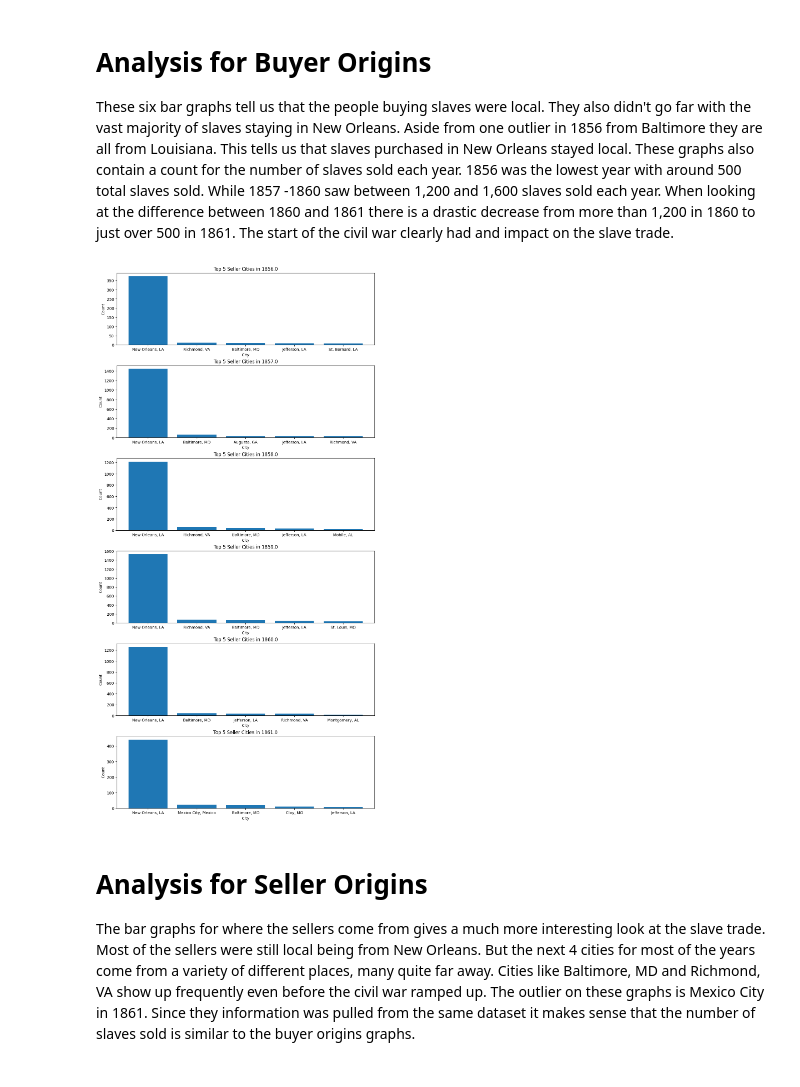
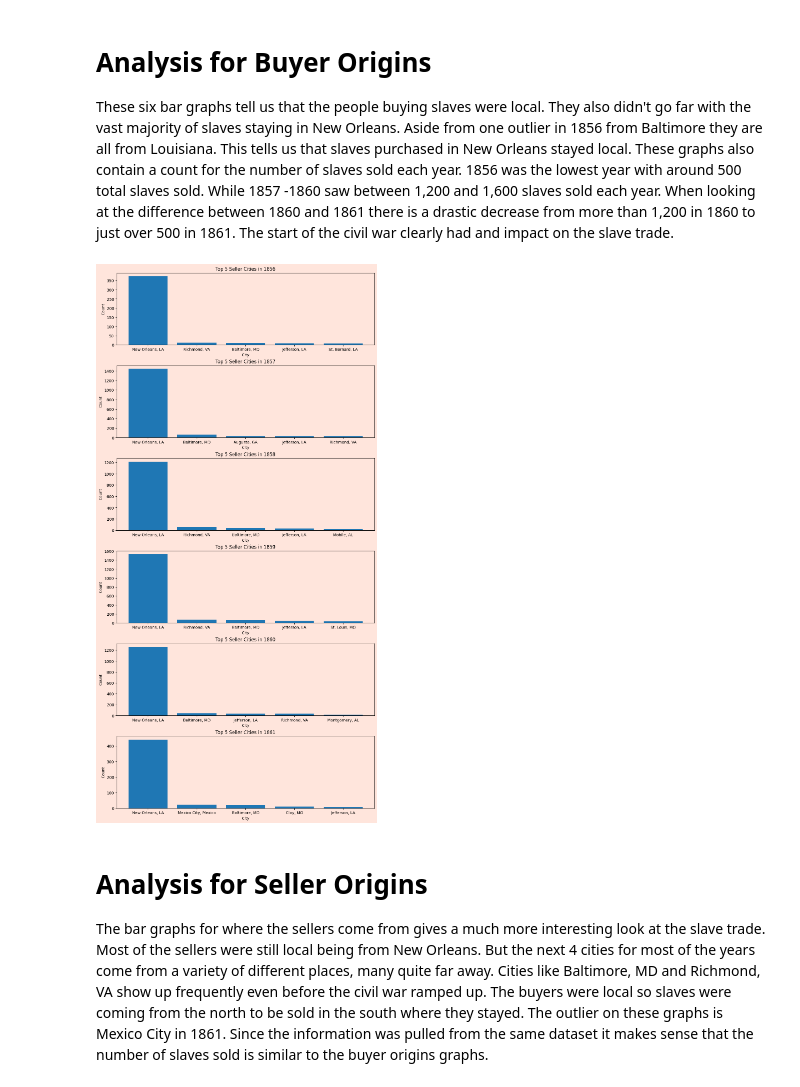
Before and after one commit to andrea-hayes/Research_Final_Project, a Jupyter notebook: slavery_analysis.ipynb, the cells around one changed output. Saved outputs shown, nothing was run; the diff lists cells and outputs as text; code cells hidden in the pictures.

```diff
--- a/slavery_analysis.ipynb
+++ b/slavery_analysis.ipynb
@@ -129,11 +134,14 @@ years = filtered_years['Year'].unique()
 # print(years)
 
 fig, axes = plt.subplots(nrows=len(years), ncols=1, figsize=(10, 20), constrained_layout=True)
+fig.patch.set_facecolor('#ffe5dc')
+for ax in axes:
+    ax.set_facecolor('#ffe5dc')
 
 for i, year in enumerate(years):
     top_cities = top_buyer_cities_per_year[top_buyer_cities_per_year['Year'] == year]
     axes[i].bar(top_cities['Buyer.Origin'], top_cities['Count'])
-    axes[i].set_title(f'Top 5 Buyer Cities in {year}')
+    axes[i].set_title(f'Top 5 Buyer Cities in {int(year)}')
     axes[i].set_ylabel('Count')
     axes[i].set_xlabel('City')
 
@@ -146,23 +154,27 @@ These six bar graphs tell us that the people buying slaves were local. They also
 # %%
 #Top 5 Cities Seller's were from 1856 - 1861
 top_seller_cities_per_year = filtered_years.groupby(['Year', 'Seller.Origin']).size().groupby(level=0).nlargest(5).reset_index(level=0, drop=True).reset_index(name='Count')
 
 fig, axes = plt.subplots(nrows=len(years), ncols=1, figsize=(10, 20), constrained_layout=True)
 
+fig.patch.set_facecolor('#ffe5dc')
+for ax in axes:
+    ax.set_facecolor('#ffe5dc')
+
 for i, year in enumerate(years):
     top_cities = top_seller_cities_per_year[top_seller_cities_per_year['Year'] == year]
     axes[i].bar(top_cities['Seller.Origin'], top_cities['Count'])
-    axes[i].set_title(f'Top 5 Seller Cities in {year}')
+    axes[i].set_title(f'Top 5 Seller Cities in {int(year)}')
     axes[i].set_ylabel('Count')
     axes[i].set_xlabel('City')
 
 plt.show()
 # %% [output]
-[figure, old version]
+[figure, new version]
 # %% [markdown]
 # Analysis for Seller Origins
 
-The bar graphs for where the sellers come from gives a much more interesting look at the slave trade. Most of the sellers were still local being from New Orleans. But the next 4 cities for most of the years come from a variety of different places, many quite far away. Cities like Baltimore, MD and Richmond, VA show up frequently even before the civil war ramped up. The outlier on these graphs is Mexico City in 1861.  Since they information was pulled from the same dataset it makes sense that the number of slaves sold is similar to the buyer origins graphs.
+The bar graphs for where the sellers come from gives a much more interesting look at the slave trade. Most of the sellers were still local being from New Orleans. But the next 4 cities for most of the years come from a variety of different places, many quite far away. Cities like Baltimore, MD and Richmond, VA show up frequently even before the civil war ramped up. The buyers were local so slaves were coming from the north to be sold in the south where they stayed. The outlier on these graphs is Mexico City in 1861. Since the information was pulled from the same dataset it makes sense that the number of slaves sold is similar to the buyer origins graphs.
 # %%
 #Distance from New Orleans
 
```
Also changed, not shown: parts of 9 cells of this notebook, 1 other file.
